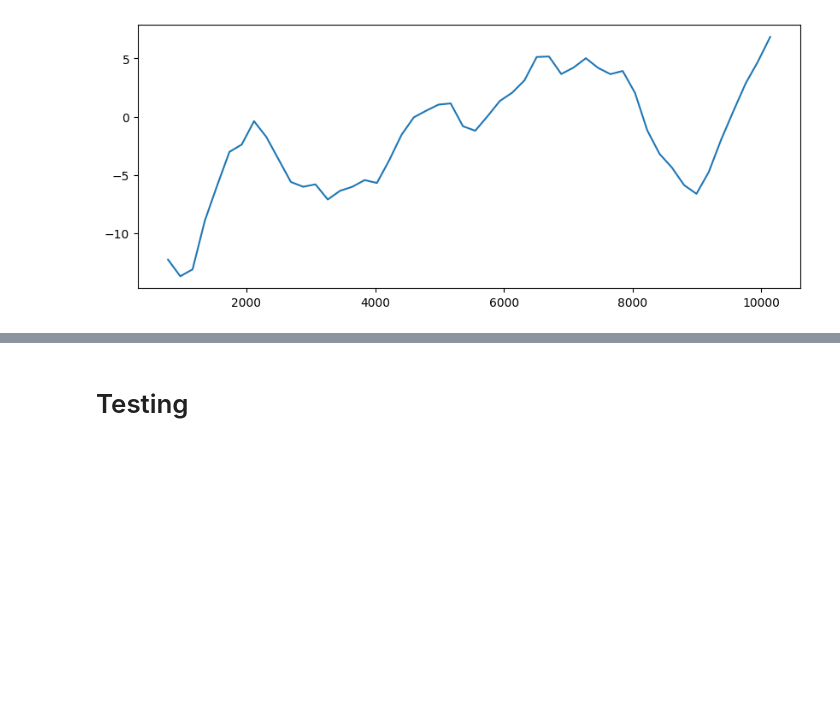
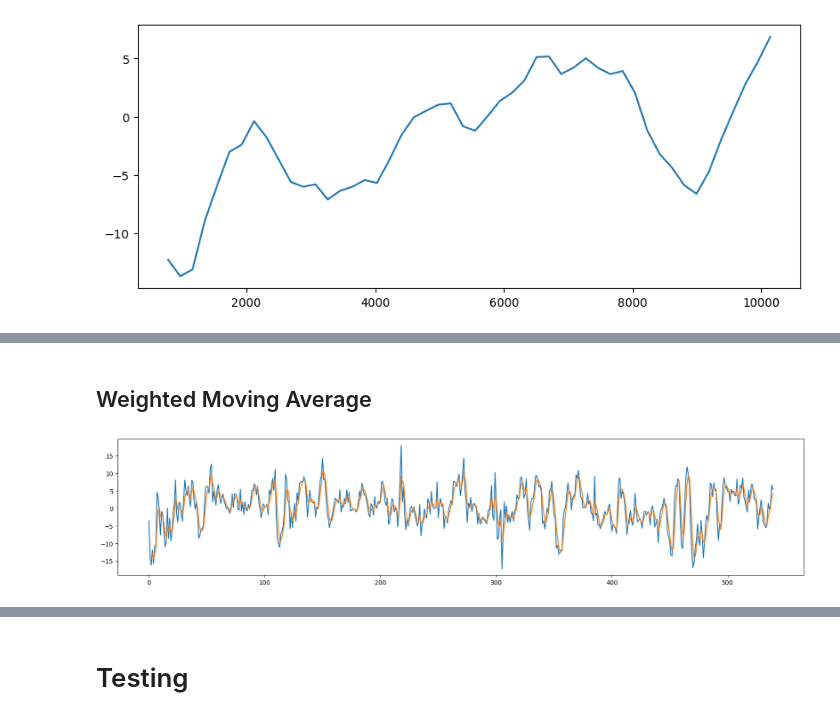
Before and after one commit to UNT-CSCE-Projects/US_stock_market_prediction, a Jupyter notebook: Optiver_Trading_at_the_close.ipynb, the cells around one changed output, grey strips where cells are left out. Cells and saved outputs as stored; diff of their text form; code cells hidden in the pictures; blank space fills up the shorter version.

```diff
--- a/Optiver_Trading_at_the_close.ipynb
+++ b/Optiver_Trading_at_the_close.ipynb
@@ -118,0 +119,16 @@ plt.show()
+# %% [markdown]
+## Weighted Moving Average
+# %%
+weights = [0.1,0.2,0.3,0.4]
+weighted_moving_average = train['target'].rolling(4).apply(lambda x: sum(weights*x) / sum(weights), raw=True)
+# %%
+x= train['time_id']
+y1 = train['target']
+y2 = weighted_moving_average
+
+plt.figure(figsize=(20,4))
+plt.plot(x[0:540], y1[0:540])
+plt.plot(x[0:540],y2[0:540])
+plt.show()
+# %% [output]
+[figure, added]
```
Also changed, not shown: parts of 11 cells of this notebook.
